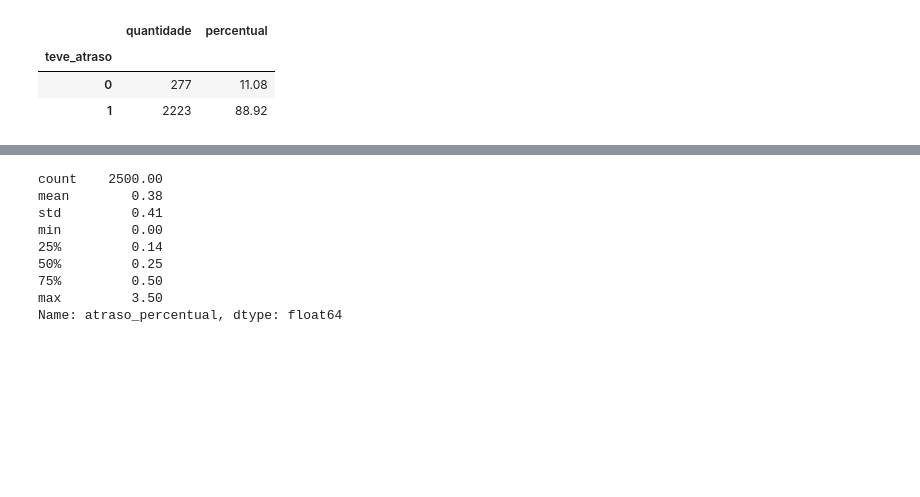
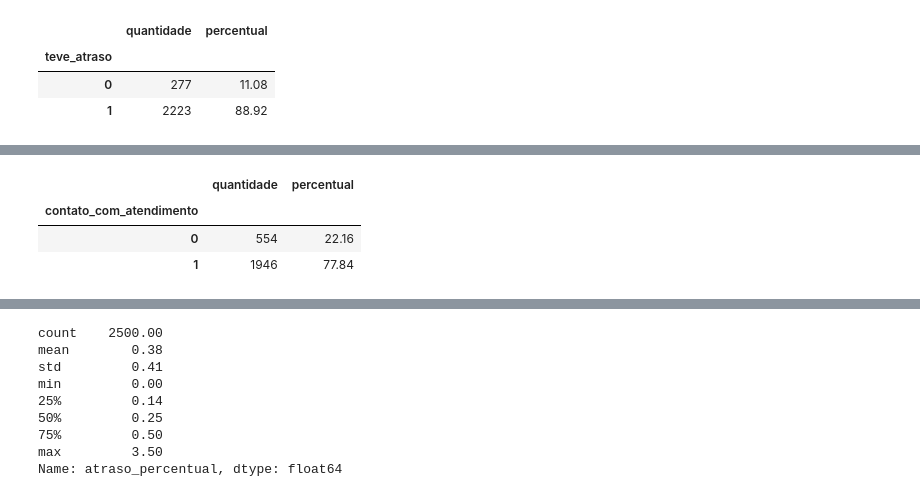
Before and after one commit to Fabio-Costa986/Business-understanding-and-data-analysis, a Jupyter notebook: notebook/01_tratamento_dados.ipynb, the cells around one changed output, grey strips where cells are left out. Drawn from its saved outputs; the diff is of its cells as text; code cells hidden in the pictures; blank space fills up the shorter version.

```diff
--- a/notebook/01_tratamento_dados.ipynb
+++ b/notebook/01_tratamento_dados.ipynb
@@ -667,0 +682,22 @@ resumo_atraso
+# %%
+# Cria o indicador binário de atendimento
+df["contato_com_atendimento"] = np.where(
+    df["customer_service_contacts"] > 0,
+    1,
+    0
+)
+
+# Quantidade e percentual de pedidos em cada situação
+resumo_atendimento = pd.DataFrame({
+    "quantidade": df["contato_com_atendimento"].value_counts().sort_index(),
+    "percentual": (
+        df["contato_com_atendimento"].value_counts(normalize=True).sort_index() * 100
+    ).round(2)
+})
+
+resumo_atendimento
+# %% [output]
+|  | quantidade | percentual |
+| contato_com_atendimento |  |  |
+| 0 | 554 | 22.16 |
+| 1 | 1946 | 77.84 |
```
Also changed, not shown: parts of 24 cells of this notebook.
